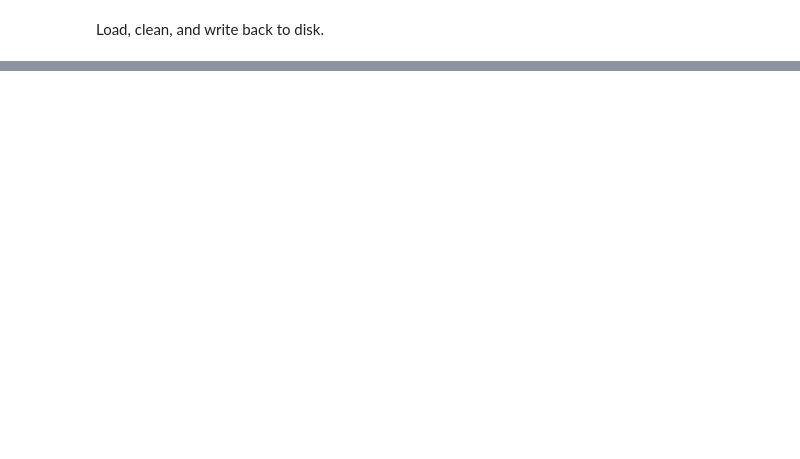
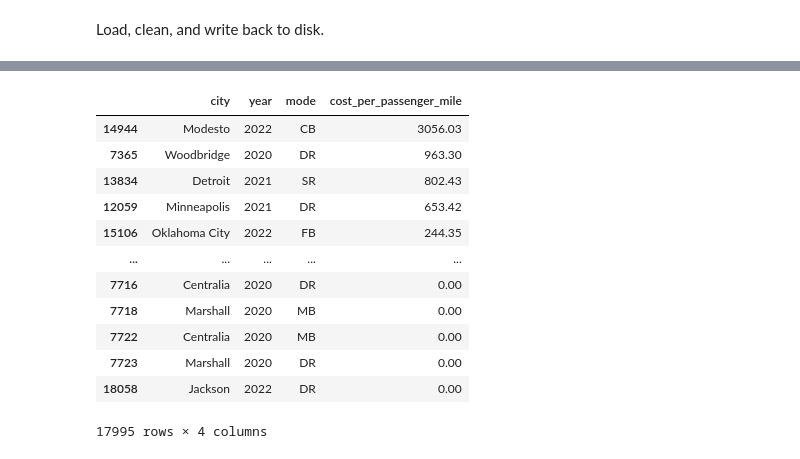
Before and after one commit to jackvandeleuv/95885-project1, a Jupyter notebook: clean.ipynb, the cells around one changed output, grey strips where cells are left out. Saved outputs shown, nothing was run; the diff lists cells and outputs as text; code cells hidden in the pictures; blank space fills up the shorter version.

```diff
--- a/clean.ipynb
+++ b/clean.ipynb
@@ -7,6 +7,7 @@ import os
 import re
 
 pd.set_option('display.max_columns', None)
+pd.options.display.float_format = '{:.2f}'.format
 # %% [markdown]
 Load, clean, and write back to disk.
 # %%
@@ -149,5 +178,19 @@ df \
 # %%
 df \
-    .loc[:, ['city', 'year', 'mode_name', 'cost_per_passenger_mile']] \
+    .loc[:, ['city', 'year', 'mode', 'cost_per_passenger_mile']] \
     .sort_values('cost_per_passenger_mile', ascending=False)
+# %% [output]
+|  | city | year | mode | cost_per_passenger_mile |
+| 14944 | Modesto | 2022 | CB | 3056.03 |
+| 7365 | Woodbridge | 2020 | DR | 963.30 |
+| 13834 | Detroit | 2021 | SR | 802.43 |
+| 12059 | Minneapolis | 2021 | DR | 653.42 |
+| 15106 | Oklahoma City | 2022 | FB | 244.35 |
+| ... | ... | ... | ... | ... |
+| 7716 | Centralia | 2020 | DR | 0.00 |
+| 7718 | Marshall | 2020 | MB | 0.00 |
+| 7722 | Centralia | 2020 | MB | 0.00 |
+| 7723 | Marshall | 2020 | DR | 0.00 |
+| 18058 | Jackson | 2022 | DR | 0.00 |
+17995 rows × 4 columns
 # %%
```
Also changed, not shown: parts of 7 cells of this notebook, 2 other files.
